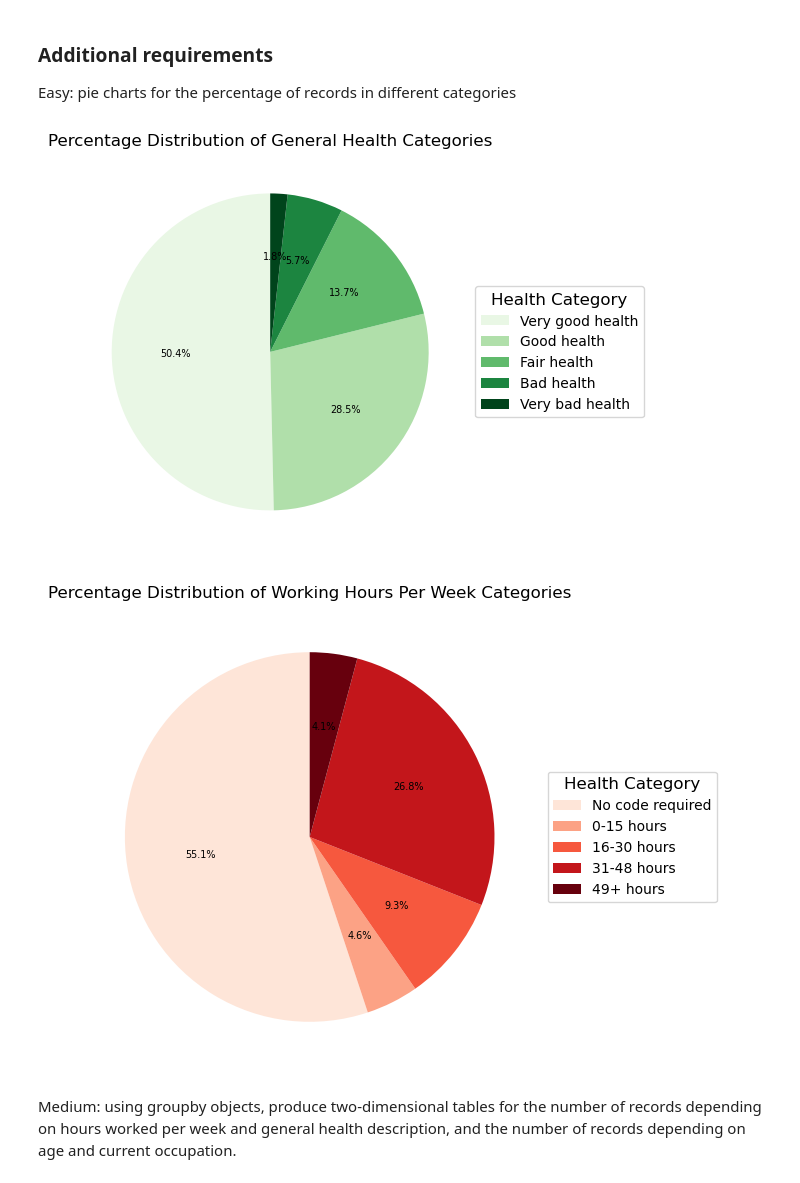
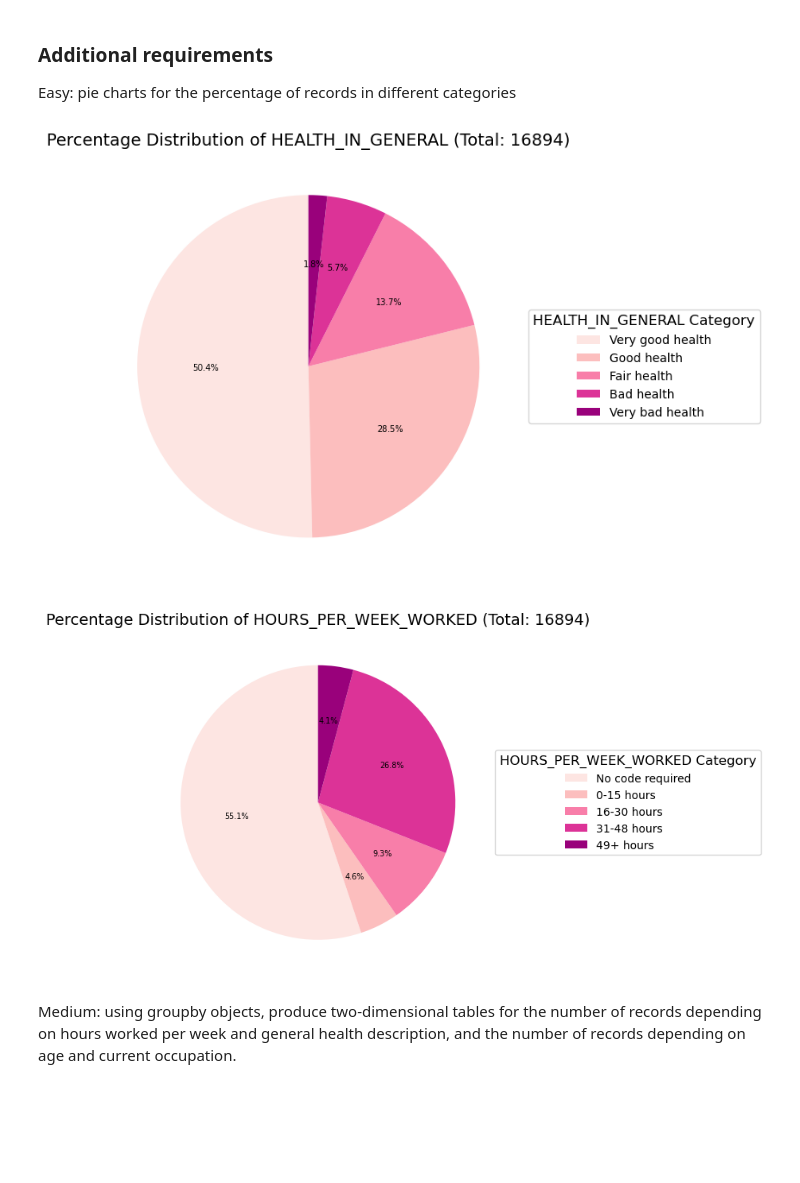
Before and after one commit to mia12reynolds/CS5002-P3, a Jupyter notebook: notebooks/data-analysis-visualisation.ipynb, the cells around one changed output. Cells and saved outputs as stored; diff of their text form; code cells hidden in the pictures; blank space fills up the shorter version.

```diff
--- a/notebooks/data-analysis-visualisation.ipynb
+++ b/notebooks/data-analysis-visualisation.ipynb
@@ -219,73 +171,15 @@ plt.show()
 ### Additional requirements
  Easy: pie charts for the percentage of records in different categories
 # %%
-# Use the functions to retrieve the mapping and get the labelled data
-column_name_health = 'HEALTH_IN_GENERAL'
-health_mapping = da.mapping_from_dict(column_name_health, data_dict)
-health_labels, health_counts = da.get_labels_and_counts(df_refined, column_name_health, health_mapping)
-
-# colourmap
-green_shades = plt.cm.Greens(np.linspace(0.1, 1.0, len(health_labels)))
-
-# set up plot
-plt.figure(figsize=(6, 6))
-wedges, texts, autotexts = plt.pie(
-    health_counts,
-    autopct='%1.1f%%',    # Display percentage with 1dp
-    startangle=90,
-    textprops={'fontsize': 7, 'color': 'black'},
-    colors=green_shades # custom colors
-)
-plt.title(f'Percentage Distribution of General Health Categories')
-
-plt.legend(
-    wedges,
-    health_labels,
-    title="Health Category",
-    loc="center left",
-    bbox_to_anchor=(1, 0, 0.5, 1), # Anchor the legend outside the plot area
-    fontsize=10,
-    title_fontsize=12
-)
-
-plt.tight_layout()
-plt.show()
+# health in general category
+da.pie_chart(df_refined, 'HEALTH_IN_GENERAL', data_dict)
 # %% [output]
-[figure, old version]
+[figure, new version]
 # %%
 # Working hours per week category
-# Use the functions to retrieve the mapping and get the labelled data
-column_name_hours = 'HOURS_PER_WEEK_WORKED'
-hours_mapping = da.mapping_from_dict(column_name_hours, data_dict)
-hours_labels, hours_counts = da.get_labels_and_counts(df_refined, column_name_hours, hours_mapping)
-
-# colourmap
-red_shades = plt.cm.Reds(np.linspace(0.1, 1.0, len(hours_labels)))
-
-# set up plot
-plt.figure(figsize=(6, 6))
-wedges, texts, autotexts = plt.pie(
-    hours_counts,
-    autopct='%1.1f%%',    # Display percentage with 1dp
-    startangle=90,
-    textprops={'fontsize': 7, 'color': 'black'},
-    colors=red_shades    # Custom colors
-)
-plt.title(f'Percentage Distribution of Working Hours Per Week Categories')
-
-plt.legend(
-    wedges,
-    hours_labels,
-    title="Health Category",
-    loc="center left",
-    bbox_to_anchor=(1, 0, 0.5, 1), # Anchor the legend outside the plot area
-    fontsize=10,
-    title_fontsize=12
-)
-#plt.tight_layout()
-plt.show()
+da.pie_chart(df_refined, 'HOURS_PER_WEEK_WORKED', data_dict)
 # %% [output]
-[figure, old version]
+[figure, new version]
 # %% [markdown]
 Medium: using groupby objects, produce two-dimensional tables for the number of records depending on hours worked per week and general health description, and the number of records depending on age and current occupation.
 # %%
```
Also changed, not shown: parts of 6 cells of this notebook, 1 other file.
